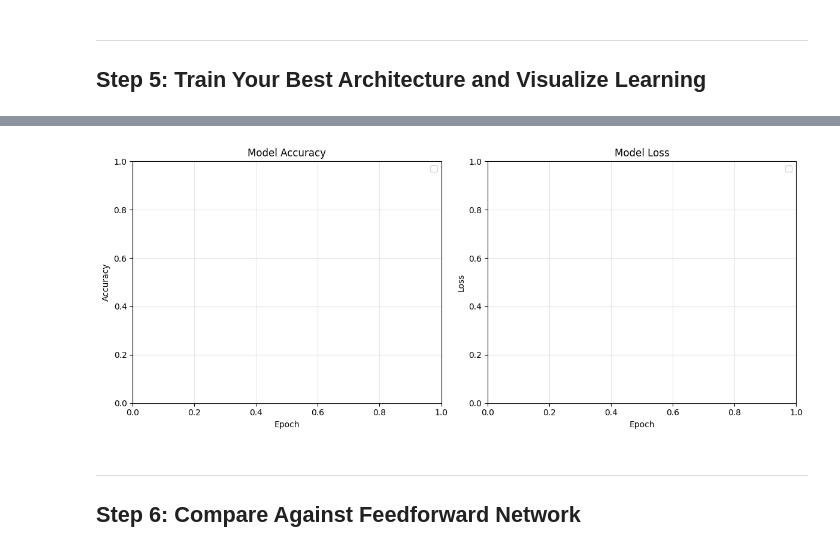
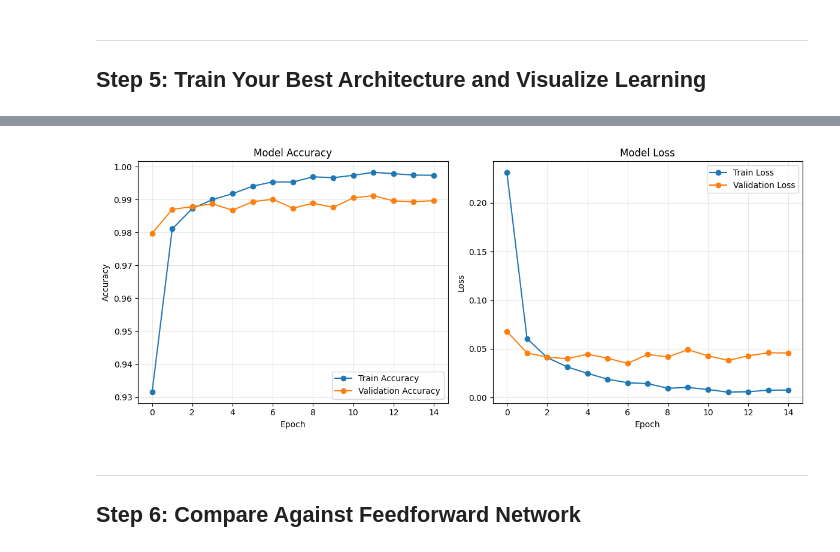
Before and after one commit to Reagansierra1/Assignment7, a Jupyter notebook: starter_notebook.ipynb, the cells around one changed output, grey strips where cells are left out. Saved outputs shown, nothing was run; the diff lists cells and outputs as text; code cells hidden in the pictures.

```diff
--- a/starter_notebook.ipynb
+++ b/starter_notebook.ipynb
@@ -215,0 +427,37 @@ best_cnn_time = time.time() - start_time
+# %%
+# TODO: Based on your experiments, build your best-performing CNN architecture
+larger_kernals_model = keras.Sequential([ #.9908 was best accuracy
+    layers.Conv2D(32, (5, 5), activation='relu'),
+    layers.MaxPooling2D((2, 2)),
+    layers.Conv2D(64, (5, 5), activation='relu'),
+    layers.MaxPooling2D((2, 2)),
+    layers.Flatten(),
+    layers.Dense(128, activation='relu'),
+    layers.Dense(10, activation='softmax')
+])
+
+larger_kernals_model.compile(
+    optimizer='adam',
+    loss='sparse_categorical_crossentropy',
+    metrics=['accuracy']
+)
+
+history = larger_kernals_model.fit(
+    X_train_cnn,
+    y_train,
+    epochs=15,
+    batch_size=128,
+    validation_split=0.2,
+    verbose=1
+)
+best_cnn_time = time.time() - start_time
+
+test_loss, test_accuracy_best = larger_kernals_model.evaluate(X_test_cnn, y_test, verbose=0)
+
+print("Training best CNN architecture...")
+start_time = time.time()
+
+best_cnn_time = time.time() - start_time
+
+print(f"\nTest Accuracy: {test_accuracy_best:.4f}")
+print(f"Test Loss: {test_loss:.4f}")
@@ -216,30 +482,32 @@ best_cnn_time = time.time() - start_time
 # %%
 # TODO: Create accuracy plot (training vs validation accuracy over epochs)
 
 plt.figure(figsize=(12, 5))
 
 # Accuracy plot
 plt.subplot(1, 2, 1)
-# TODO: Plot training and validation accuracy
+plt.plot(history.history['accuracy'], label='Train Accuracy', marker='o')
+plt.plot(history.history['val_accuracy'], label='Validation Accuracy', marker='o')
 plt.xlabel('Epoch')
 plt.ylabel('Accuracy')
 plt.title('Model Accuracy')
 plt.legend()
 plt.grid(True, alpha=0.3)
 
 # Loss plot
 plt.subplot(1, 2, 2)
-# TODO: Plot training and validation loss
+plt.plot(history.history['loss'], label='Train Loss', marker='o')
+plt.plot(history.history['val_loss'], label='Validation Loss', marker='o')
 plt.xlabel('Epoch')
 plt.ylabel('Loss')
 plt.title('Model Loss')
 plt.legend()
 plt.grid(True, alpha=0.3)
 
 plt.tight_layout()
 plt.show()
 # %% [output]
-[figure, old version]
+[figure, new version]
 # %% [markdown]
 ---
 ## Step 6: Compare Against Feedforward Network
```
Also changed, not shown: parts of 27 cells of this notebook.
